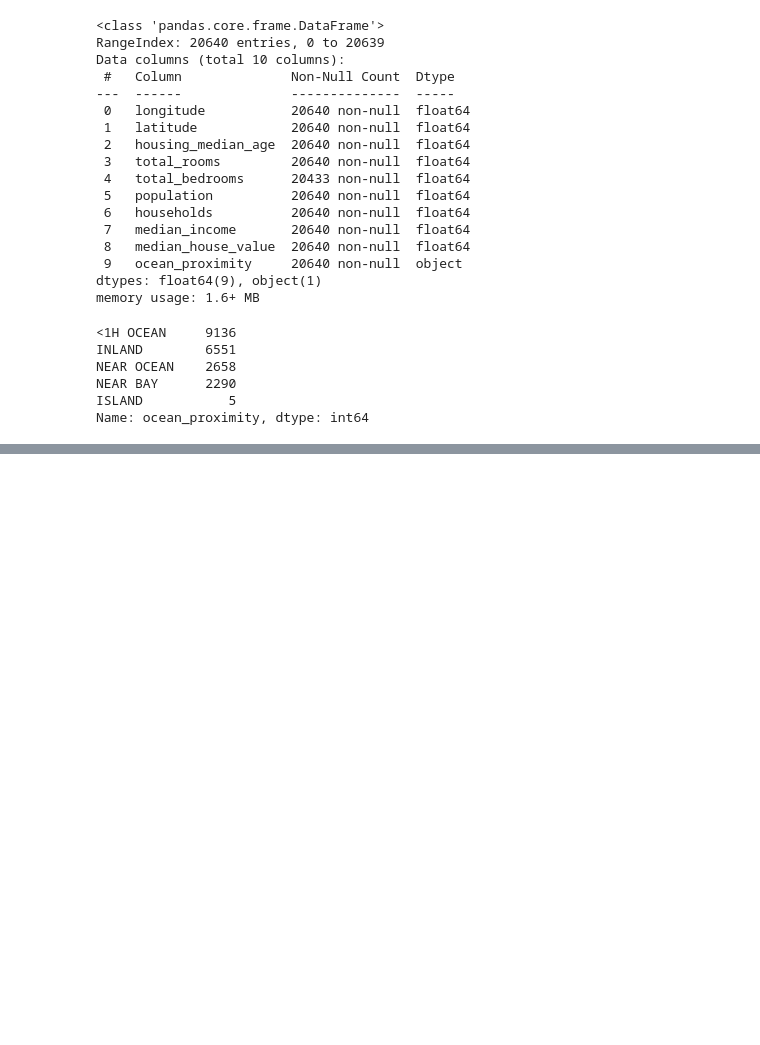
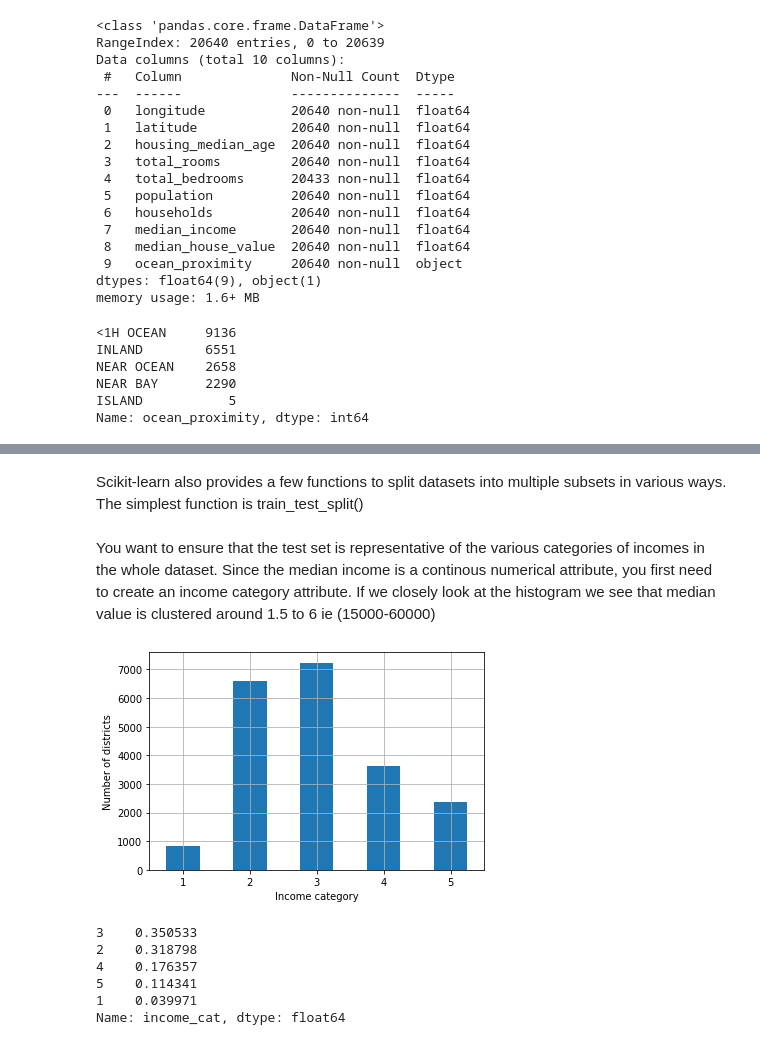
Before and after one commit to Vineet2102/House_Price_Prediction, a Jupyter notebook: house-price-prediction.ipynb, the cells around one changed output, grey strips where cells are left out. Cells and saved outputs as stored; diff of their text form; code cells hidden in the pictures; blank space fills up the shorter version.

```diff
--- a/house-price-prediction.ipynb
+++ b/house-price-prediction.ipynb
@@ -85,0 +138,2 @@ housing.describe()
+# %% [markdown]
+Scikit-learn also provides a few functions to split datasets into multiple subsets in various ways. The simplest function is train_test_split()
@@ -85,0 +143,13 @@ housing.describe()
+# %% [markdown]
+You want to ensure that the test set is representative of the various categories of incomes in the whole dataset. Since the median income is a continous numerical attribute, you first need to create an income category attribute. If we closely look at the histogram we see that median value is clustered around 1.5 to 6 ie (15000-60000)
+# %%
+housing['income_cat'] = pd.cut(housing['median_income'],
+                               bins=[0., 1.5, 3.0, 4.5, 6., np.inf],
+                               labels=[1, 2, 3, 4, 5])
+# %%
+housing['income_cat'].value_counts().sort_index().plot.bar(rot=0, grid=True)
+plt.xlabel('Income category')
+plt.ylabel('Number of districts')
+plt.show()
+# %% [output]
+[figure, added]
@@ -85,0 +169,9 @@ housing.describe()
+# %%
+strat_test_set['income_cat'].value_counts() / len(strat_test_set)
+# %% [output]
+3    0.350533
+2    0.318798
+4    0.176357
+5    0.114341
+1    0.039971
+Name: income_cat, dtype: float64
```
Also changed, not shown: parts of 18 cells of this notebook.
